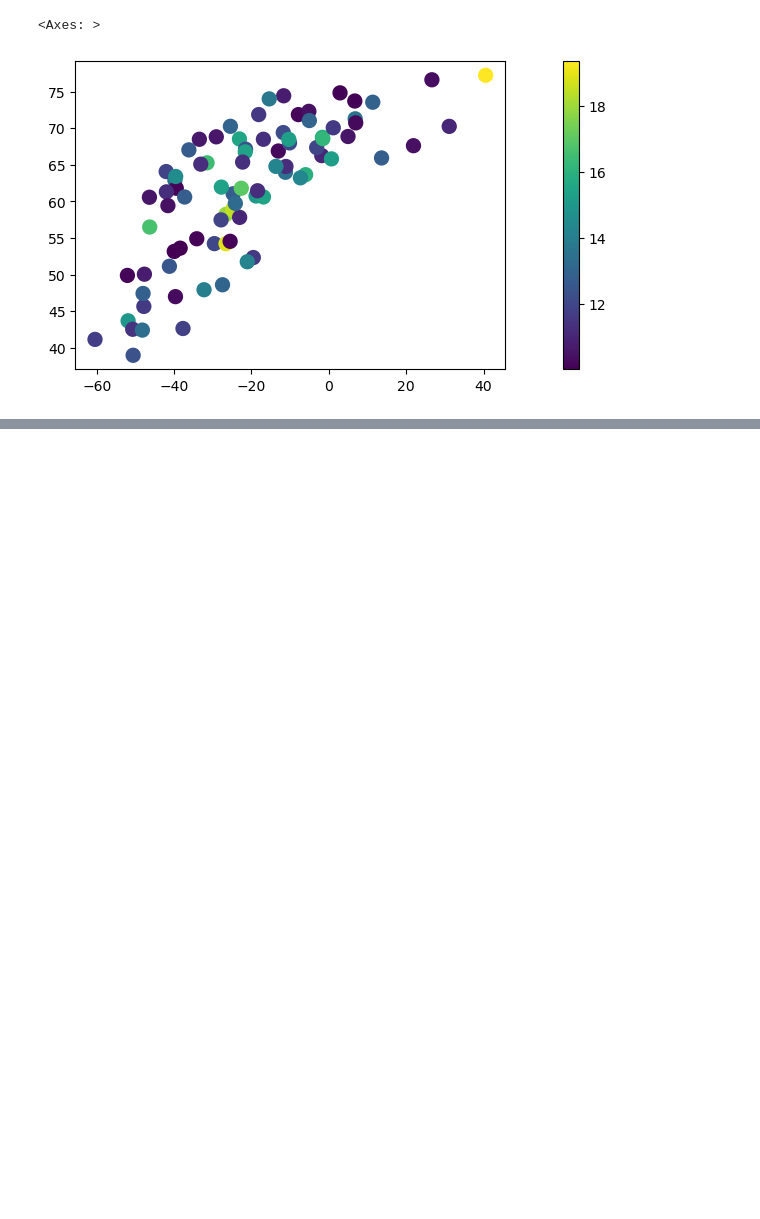
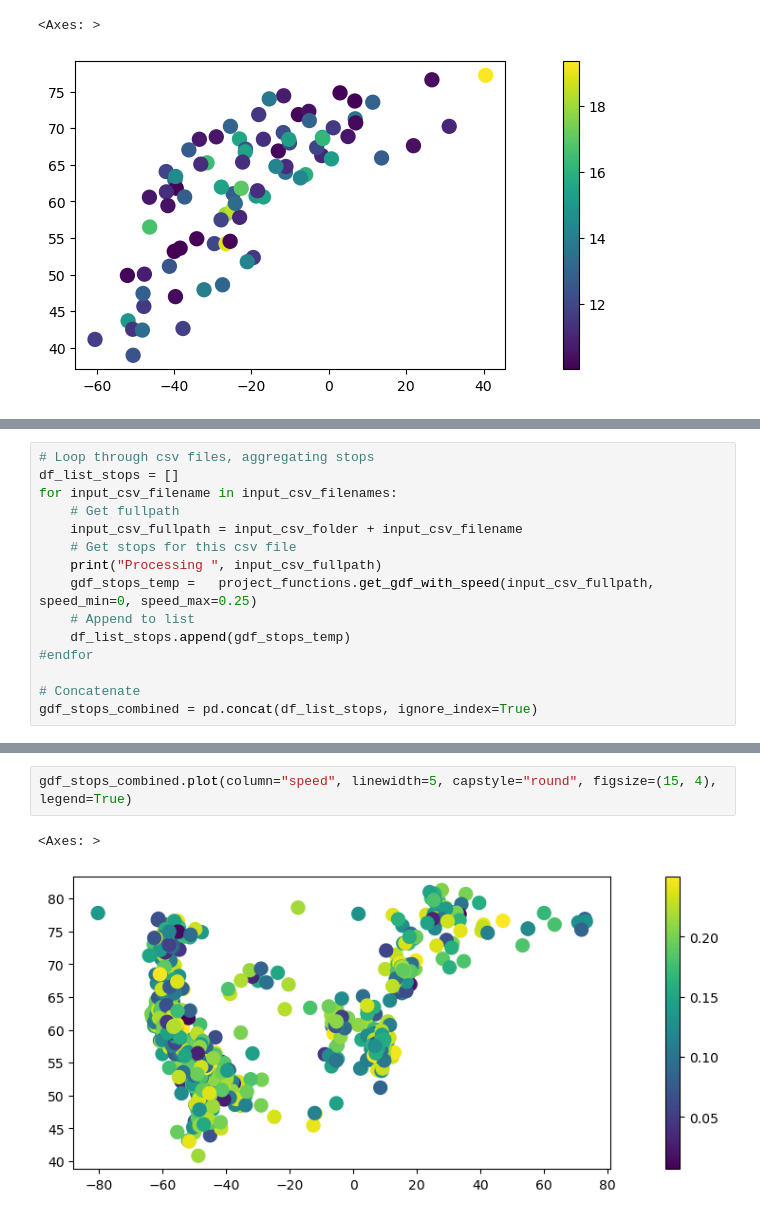
Before and after one commit to sblockhartzzero/GIS5201, a Jupyter notebook: project_code/gis5201_project_GEE_example3.ipynb, the cells around one changed output, grey strips where cells are left out. Saved outputs shown, nothing was run; the diff lists cells and outputs as text; blank space fills up the shorter version.

```diff
--- a/project_code/gis5201_project_GEE_example3.ipynb
+++ b/project_code/gis5201_project_GEE_example3.ipynb
@@ -244,0 +285,15 @@ gdf_transit.plot(column="speed", linewidth=5, capstyle="round", figsize=(15, 4),
+# %%
+# Loop through csv files, aggregating stops
+df_list_stops = []
+for input_csv_filename in input_csv_filenames:
+    # Get fullpath
+    input_csv_fullpath = input_csv_folder + input_csv_filename
+    # Get stops for this csv file
+    print("Processing ", input_csv_fullpath)
+    gdf_stops_temp =   project_functions.get_gdf_with_speed(input_csv_fullpath, speed_min=0, speed_max=0.25)
+    # Append to list
+    df_list_stops.append(gdf_stops_temp)
+#endfor
+
+# Concatenate
+gdf_stops_combined = pd.concat(df_list_stops, ignore_index=True)
@@ -244,0 +330,5 @@ gdf_transit.plot(column="speed", linewidth=5, capstyle="round", figsize=(15, 4),
+# %%
+gdf_stops_combined.plot(column="speed", linewidth=5, capstyle="round", figsize=(15, 4), legend=True)
+# %% [output]
+<Axes: >
+[figure, added]
```
Also changed, not shown: parts of 14 cells of this notebook, 2 other files.
